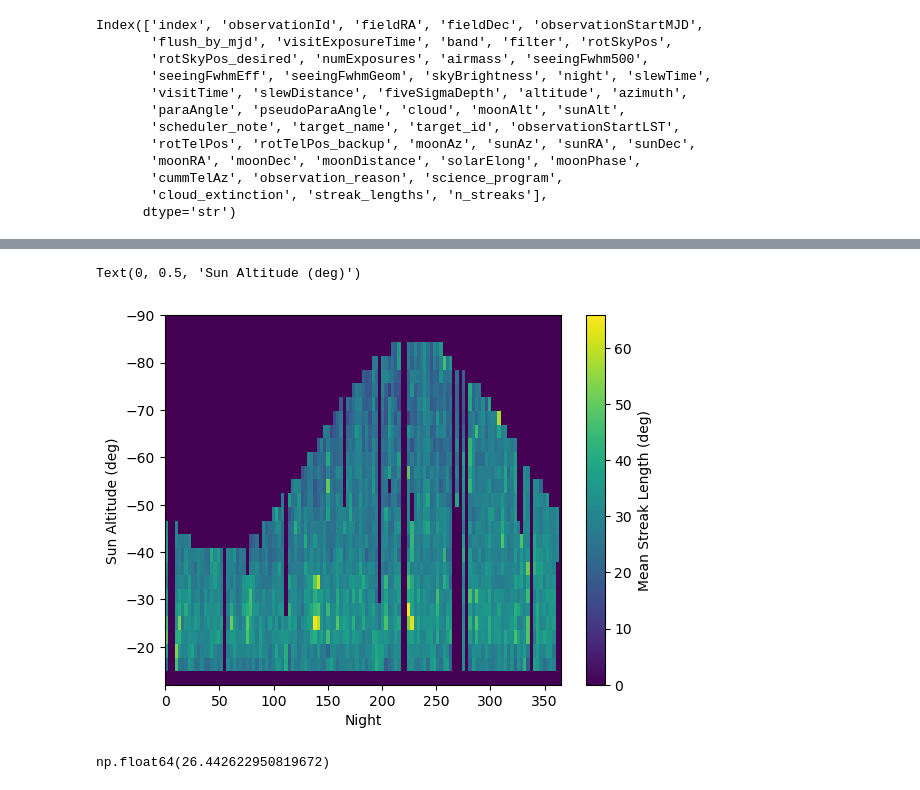
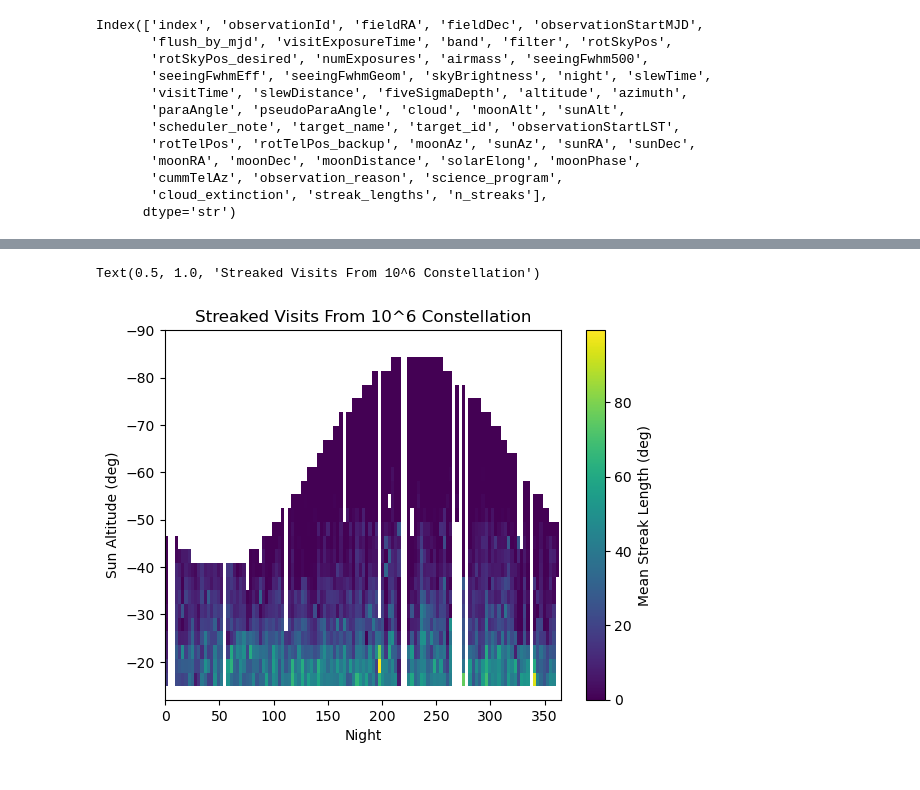
Before and after one commit to yoachim/26_scratch, a Jupyter notebook: sat_streaks/plot_streaks.ipynb, the cells around one changed output, grey strips where cells are left out. Saved outputs shown, nothing was run; the diff lists cells and outputs as text; code cells hidden in the pictures.

```diff
--- a/sat_streaks/plot_streaks.ipynb
+++ b/sat_streaks/plot_streaks.ipynb
@@ -9,6 +9,8 @@ from matplotlib.colors import LogNorm
 con = sqlite3.connect("baseline_w_streaks_scale5.sqlite")
 visits = pd.read_sql("select * from observations;", con)
 con.close()
+
+scale = 5
 # %%
 night_bins = np.arange(visits["night"].min(), visits["night"].max()+4, 3) - 0.5
 alt_bins = np.arange(-90, -10, 3)
@@ -28,7 +30,7 @@ Index(['index', 'observationId', 'fieldRA', 'fieldDec', 'observationStartMJD',
        'cloud_extinction', 'streak_lengths', 'n_streaks'],
       dtype='str')
 # %%
-image = np.zeros(( alt_bins.size,night_bins.size)) #+ np.nan
+image = np.zeros(( alt_bins.size,night_bins.size)) + np.nan
 
 # The ugliest loop ever, there must be a better way
 for i in np.arange(night_bins.size-1):
@@ -39,6 +41,7 @@ for i in np.arange(night_bins.size-1):
                        (visits['sunAlt'] < alt_bins[j+1]) )[0]
         if np.size(good) > 0:
             image[j,i] = np.mean(visits["n_streaks"].values[good])
+image = image * scale
 # %%
 fig, ax = plt.subplots()
 
@@ -61,5 +65,5 @@ Text(0, 0.5, 'Sun Altitude (deg)')
 # %%
-image2 = np.zeros(( alt_bins.size,night_bins.size)) #+ np.nan
+image2 = np.zeros(( alt_bins.size,night_bins.size)) + np.nan
 
 # The ugliest loop ever, there must be a better way
 for i in np.arange(night_bins.size-1):
@@ -70,26 +74,25 @@ for i in np.arange(night_bins.size-1):
                        (visits['sunAlt'] < alt_bins[j+1]) )[0]
         if np.size(good) > 0:
             image2[j,i] = np.mean(visits["streak_lengths"].values[good])
+
+image2 = image2 * scale
 # %%
 fig, ax = plt.subplots()
 
 
 ack = ax.imshow(image,
                 extent=[night_bins.min(), night_bins.max(), alt_bins.max(), alt_bins.min()],
                aspect='auto')
 
 
 ack = ax.imshow(image2,
                 extent=[night_bins.min(), night_bins.max(), alt_bins.max(), alt_bins.min()],
                aspect='auto')
 cb = plt.colorbar(ack)
 cb.set_label('Mean Streak Length (deg)')
 ax.set_xlabel('Night')
 ax.set_ylabel('Sun Altitude (deg)')
+ax.set_title("Streaked Visits From 10^6 Constellation")
 # %% [output]
-Text(0, 0.5, 'Sun Altitude (deg)')
+Text(0.5, 1.0, 'Streaked Visits From 10^6 Constellation')
-[figure, old version]
+[figure, new version]
-# %%
-image.max()
-# %% [output]
-np.float64(26.442622950819672)
```
Also changed, not shown: parts of 1 cell of this notebook.
